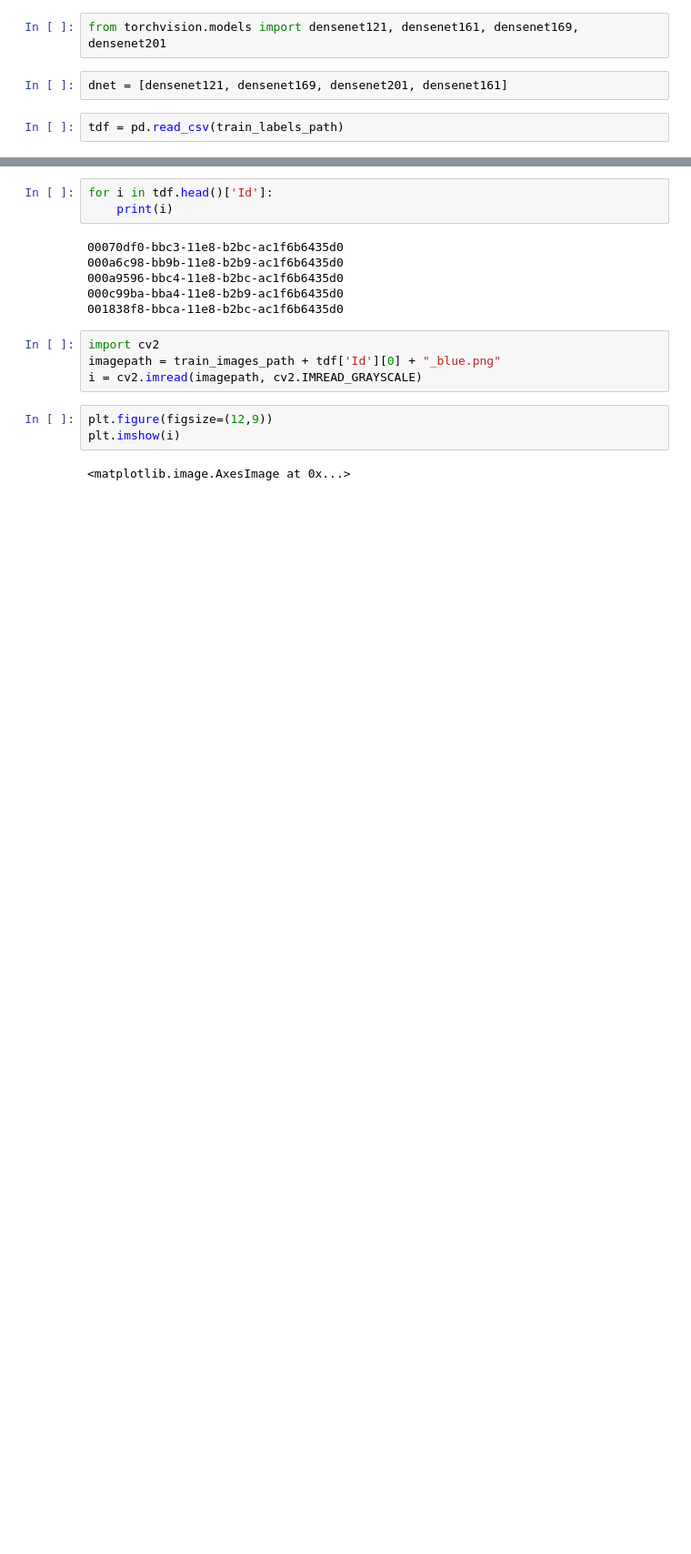
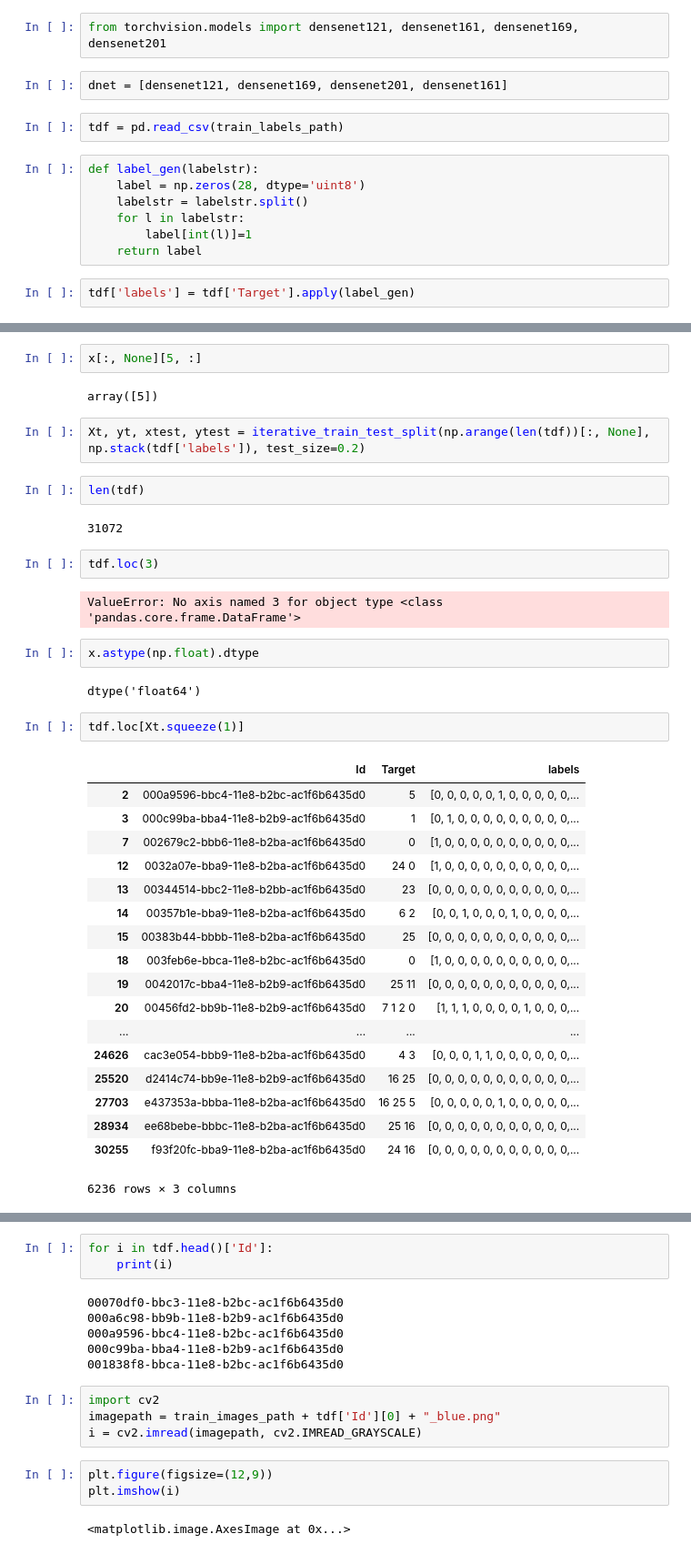
Before and after one commit to sanch7/Human-Protein-Atlas, a Jupyter notebook: scratchpad.ipynb, the cells around one changed output, grey strips where cells are left out. Shown at 91% size. Cells and saved outputs as stored; diff of their text form; blank space fills up the shorter version.

Commit message:
iterative stratification

```diff
--- a/scratchpad.ipynb
+++ b/scratchpad.ipynb
@@ -124,3 +69,12 @@ from torchvision.models import densenet121, densenet161, densenet169, densenet20
 dnet = [densenet121, densenet169, densenet201, densenet161]
 # %%
 tdf = pd.read_csv(train_labels_path)
+# %%
+def label_gen(labelstr):
+    label = np.zeros(28, dtype='uint8')
+    labelstr = labelstr.split()
+    for l in labelstr:
+        label[int(l)]=1
+    return label
+# %%
+tdf['labels'] = tdf['Target'].apply(label_gen)
@@ -126,0 +93,39 @@ tdf = pd.read_csv(train_labels_path)
+# %%
+x[:, None][5, :]
+# %% [output]
+array([5])
+# %%
+Xt, yt, xtest, ytest = iterative_train_test_split(np.arange(len(tdf))[:, None], np.stack(tdf['labels']), test_size=0.2)
+# %%
+len(tdf)
+# %% [output]
+31072
+# %%
+tdf.loc(3)
+# %% [output]
+ValueError: No axis named 3 for object type <class 'pandas.core.frame.DataFrame'>
+# %%
+x.astype(np.float).dtype
+# %% [output]
+dtype('float64')
+# %%
+tdf.loc[Xt.squeeze(1)]
+# %% [output]
+|  | Id | Target | labels |
+| 2 | 000a9596-bbc4-11e8-b2bc-ac1f6b6435d0 | 5 | [0, 0, 0, 0, 0, 1, 0, 0, 0, 0, 0,... |
+| 3 | 000c99ba-bba4-11e8-b2b9-ac1f6b6435d0 | 1 | [0, 1, 0, 0, 0, 0, 0, 0, 0, 0, 0,... |
+| 7 | 002679c2-bbb6-11e8-b2ba-ac1f6b6435d0 | 0 | [1, 0, 0, 0, 0, 0, 0, 0, 0, 0, 0,... |
+| 12 | 0032a07e-bba9-11e8-b2ba-ac1f6b6435d0 | 24 0 | [1, 0, 0, 0, 0, 0, 0, 0, 0, 0, 0,... |
+| 13 | 00344514-bbc2-11e8-b2bb-ac1f6b6435d0 | 23 | [0, 0, 0, 0, 0, 0, 0, 0, 0, 0, 0,... |
+| 14 | 00357b1e-bba9-11e8-b2ba-ac1f6b6435d0 | 6 2 | [0, 0, 1, 0, 0, 0, 1, 0, 0, 0, 0,... |
+| 15 | 00383b44-bbbb-11e8-b2ba-ac1f6b6435d0 | 25 | [0, 0, 0, 0, 0, 0, 0, 0, 0, 0, 0,... |
+| 18 | 003feb6e-bbca-11e8-b2bc-ac1f6b6435d0 | 0 | [1, 0, 0, 0, 0, 0, 0, 0, 0, 0, 0,... |
+| 19 | 0042017c-bba4-11e8-b2b9-ac1f6b6435d0 | 25 11 | [0, 0, 0, 0, 0, 0, 0, 0, 0, 0, 0,... |
+| 20 | 00456fd2-bb9b-11e8-b2b9-ac1f6b6435d0 | 7 1 2 0 | [1, 1, 1, 0, 0, 0, 0, 1, 0, 0, 0,... |
+| ... | ... | ... | ... |
+| 24626 | cac3e054-bbb9-11e8-b2ba-ac1f6b6435d0 | 4 3 | [0, 0, 0, 1, 1, 0, 0, 0, 0, 0, 0,... |
+| 25520 | d2414c74-bb9e-11e8-b2b9-ac1f6b6435d0 | 16 25 | [0, 0, 0, 0, 0, 0, 0, 0, 0, 0, 0,... |
+| 27703 | e437353a-bbba-11e8-b2ba-ac1f6b6435d0 | 16 25 5 | [0, 0, 0, 0, 0, 1, 0, 0, 0, 0, 0,... |
+| 28934 | ee68bebe-bbbc-11e8-b2ba-ac1f6b6435d0 | 25 16 | [0, 0, 0, 0, 0, 0, 0, 0, 0, 0, 0,... |
+| 30255 | f93f20fc-bba9-11e8-b2ba-ac1f6b6435d0 | 24 16 | [0, 0, 0, 0, 0, 0, 0, 0, 0, 0, 0,... |
+6236 rows × 3 columns
```
Also changed, not shown: parts of 19 cells of this notebook, 5 other files.
